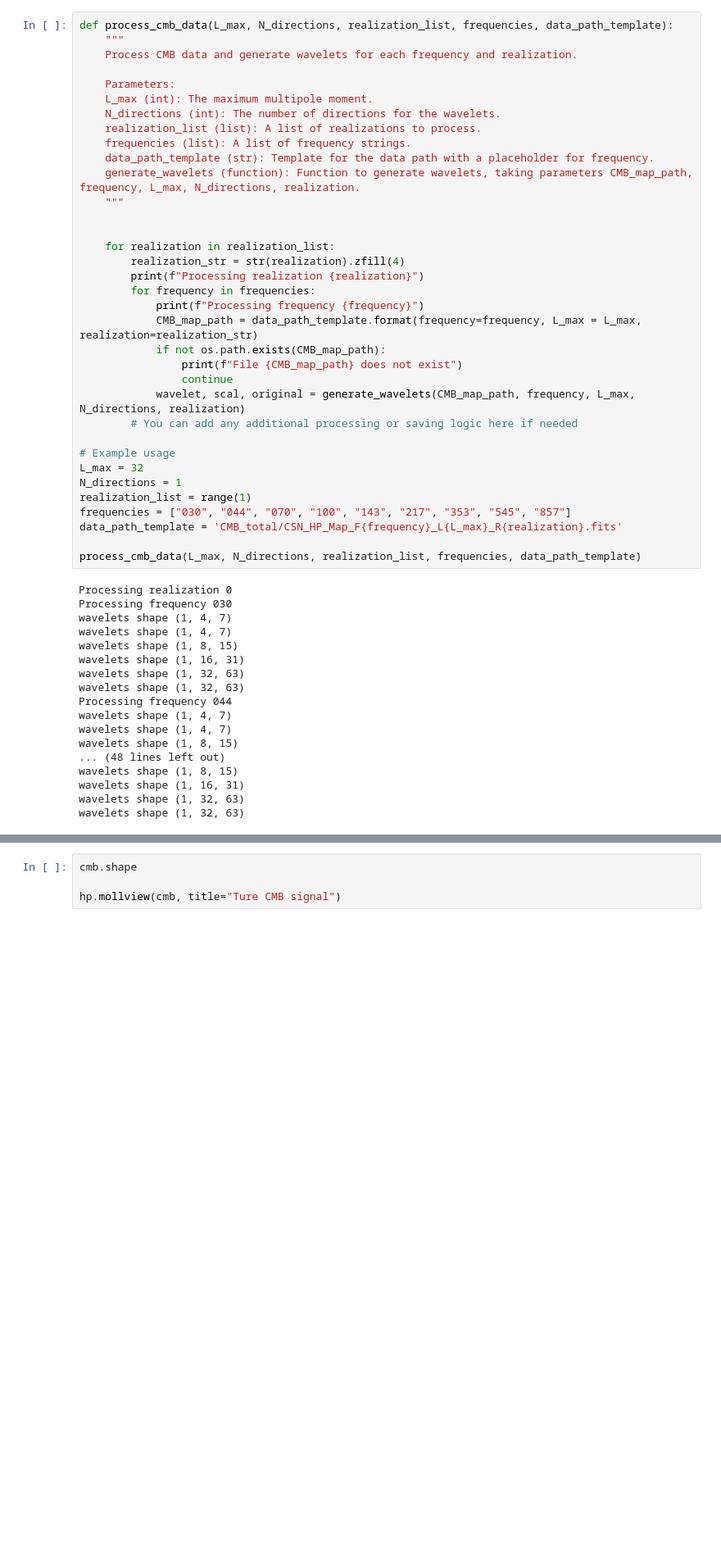
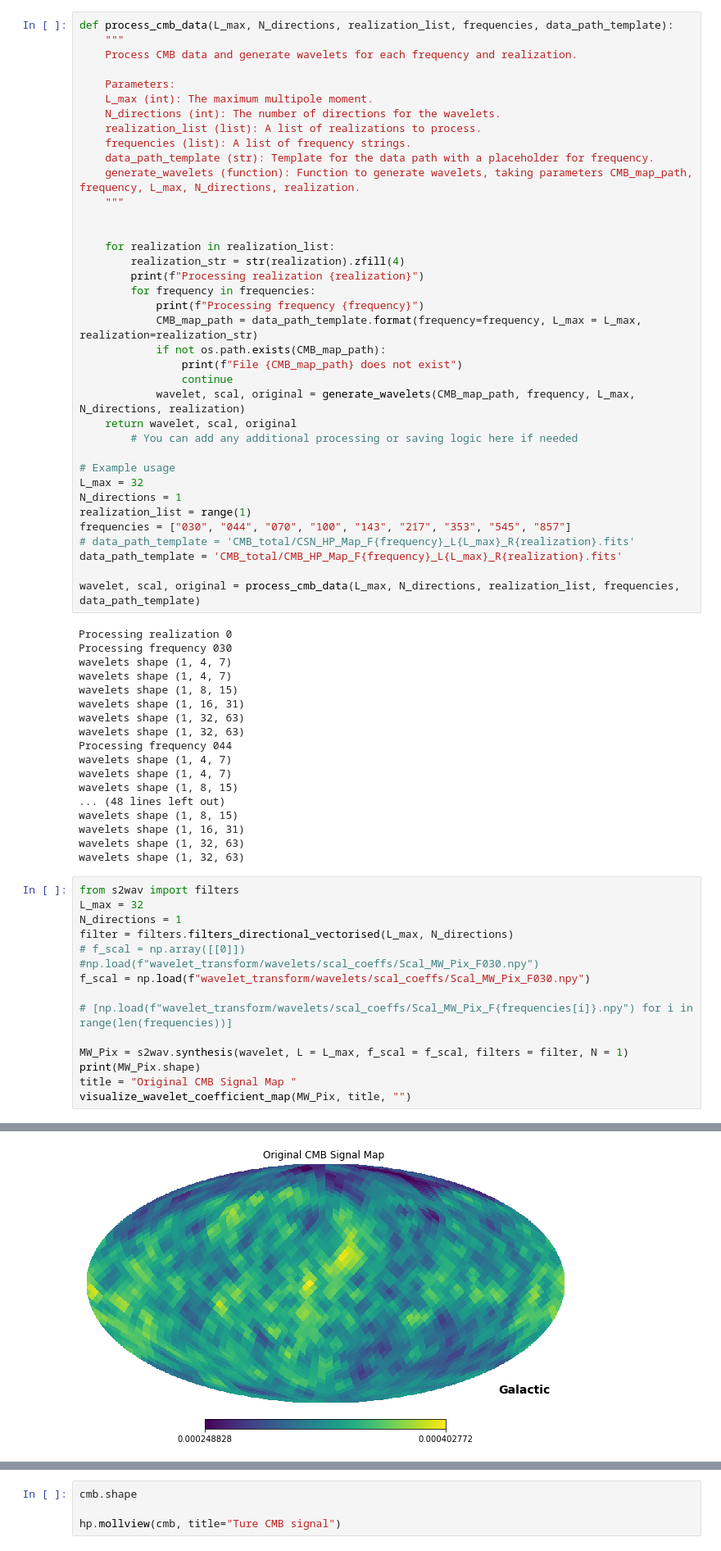
Before and after one commit to CodefromMax/CMB_plot, a Jupyter notebook: code/generate_wavelets.ipynb, the cells around one changed output, grey strips where cells are left out. Shown: that part at 82% size. Drawn from its saved outputs; the diff is of its cells as text; blank space fills up the shorter version.

```diff
--- a/code/generate_wavelets.ipynb
+++ b/code/generate_wavelets.ipynb
@@ -136,6 +181,7 @@ def process_cmb_data(L_max, N_directions, realization_list, frequencies, data_pa
                 print(f"File {CMB_map_path} does not exist")
                 continue
             wavelet, scal, original = generate_wavelets(CMB_map_path, frequency, L_max, N_directions, realization)
+    return wavelet, scal, original
         # You can add any additional processing or saving logic here if needed
 
 # Example usage
@@ -143,9 +189,10 @@ L_max = 32
 N_directions = 1
 realization_list = range(1)
 frequencies = ["030", "044", "070", "100", "143", "217", "353", "545", "857"]
-data_path_template = 'CMB_total/CSN_HP_Map_F{frequency}_L{L_max}_R{realization}.fits'
+# data_path_template = 'CMB_total/CSN_HP_Map_F{frequency}_L{L_max}_R{realization}.fits'
+data_path_template = 'CMB_total/CMB_HP_Map_F{frequency}_L{L_max}_R{realization}.fits'
 
-process_cmb_data(L_max, N_directions, realization_list, frequencies, data_path_template)
+wavelet, scal, original = process_cmb_data(L_max, N_directions, realization_list, frequencies, data_path_template)
 # %% [output]
 Processing realization 0
 Processing frequency 030
@@ -164,3 +211,18 @@ wavelets shape (1, 8, 15)
 wavelets shape (1, 16, 31)
 wavelets shape (1, 32, 63)
 wavelets shape (1, 32, 63)
+# %%
+from s2wav import filters
+L_max = 32
+N_directions = 1
+filter = filters.filters_directional_vectorised(L_max, N_directions)
+# f_scal = np.array([[0]]) #np.load(f"wavelet_transform/wavelets/scal_coeffs/Scal_MW_Pix_F030.npy")
+f_scal = np.load(f"wavelet_transform/wavelets/scal_coeffs/Scal_MW_Pix_F030.npy")
+
+# [np.load(f"wavelet_transform/wavelets/scal_coeffs/Scal_MW_Pix_F{frequencies[i]}.npy") for i in range(len(frequencies))]
+
+MW_Pix = s2wav.synthesis(wavelet, L = L_max, f_scal = f_scal, filters = filter, N = 1)
+print(MW_Pix.shape)
+title = "Original CMB Signal Map "
+visualize_wavelet_coefficient_map(MW_Pix, title, "")
+# %% [output]
@@ -167 +231,2 @@ wavelets shape (1, 32, 63)
+[figure, added]
 # %%
```
Also changed, not shown: parts of 4 cells of this notebook, 2 other files.
